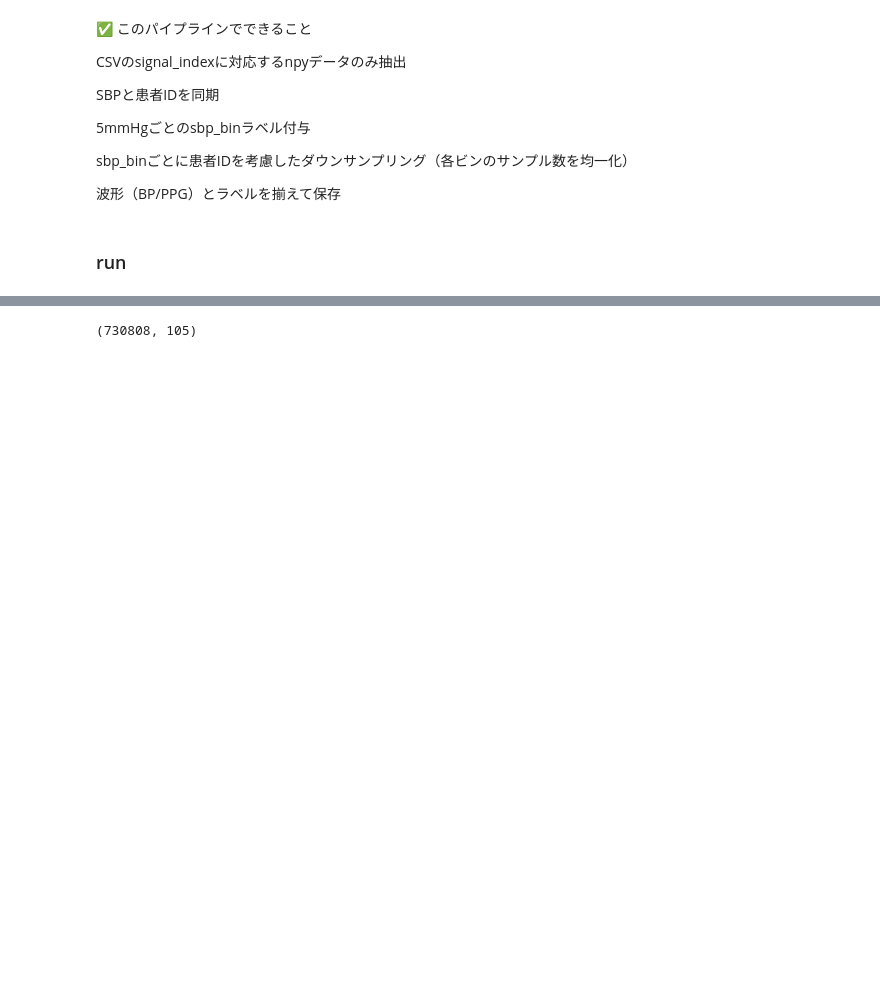
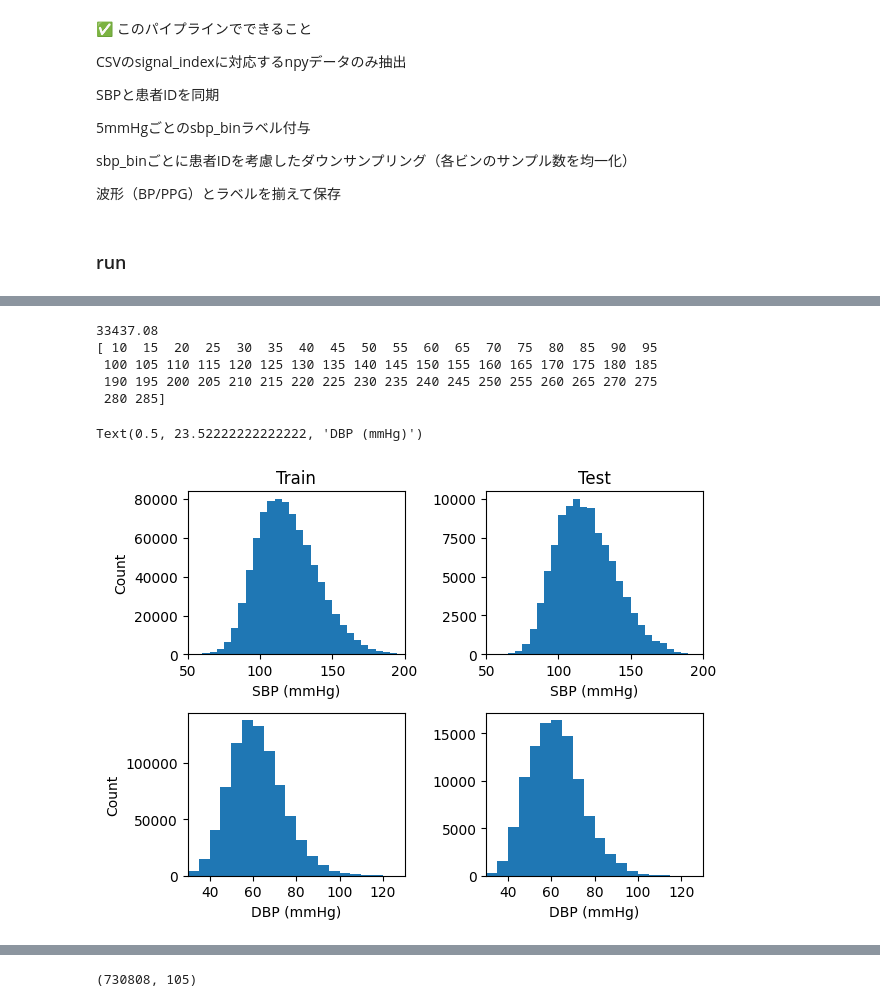
Before and after one commit to ax6000/BloodPressureEstimation, a Jupyter notebook: notebooks/prepare_downsapled_dataset.ipynb, the cells around one changed output, grey strips where cells are left out. Drawn from its saved outputs; the diff is of its cells as text; code cells hidden in the pictures; blank space fills up the shorter version.

```diff
--- a/notebooks/prepare_downsapled_dataset.ipynb
+++ b/notebooks/prepare_downsapled_dataset.ipynb
@@ -356,0 +389,4 @@ Text(0.5, 23.52222222222222, 'SBP (mmHg)')
+# %%
+import pandas as pd
+test_df = pd.read_parquet(r'F:\minowa\BloodPressureEstimation\data\processed\PulseDB\ppg_features_pulsedb_test3_all.parquet' ).drop('Unnamed: 0', axis=1, errors='ignore')
+train_df = pd.read_csv(r'F:\minowa\BloodPressureEstimation\data\results\ppg_features_pulsedb_train3_all.csv')
@@ -356,0 +400,35 @@ Text(0.5, 23.52222222222222, 'SBP (mmHg)')
+# %%
+import numpy as np
+import matplotlib.pyplot as plt;
+plt.subplot(221)
+plt.hist(train_df['sbp'],bins=np.arange(train_df['sbp_bin'].min()*5, train_df['sbp_bin'].max()*5+5,5))
+plt.xlim(50,200)
+plt.title("Train")
+plt.ylabel("Count")
+plt.xlabel("SBP (mmHg)")
+plt.subplot(223)
+plt.xlabel("DBP (mmHg)")
+plt.ylabel("Count")
+plt.hist(train_df['dbp'],bins=np.arange(train_df['dbp_bin'].min()*5, train_df['dbp_bin'].max()*5+5,5))
+plt.xlim(30,130)
+plt.subplot(222)
+plt.hist(test_df['sbp'],bins=np.arange(test_df['sbp_bin'].min()*5, test_df['sbp_bin'].max()*5+5,5))
+plt.title("Test")
+plt.xlim(50,200)
+plt.xlabel("SBP (mmHg)")
+plt.subplot(224)
+plt.hist(test_df['dbp'],bins=np.arange(test_df['dbp_bin'].min()*5, test_df['dbp_bin'].max()*5+5,5))
+plt.xlim(30,130)
+# plt.subplot(212)
+print(len(train_df)*0.04)
+print(np.arange(train_df['sbp_bin'].min()*5, train_df['sbp_bin'].max()*5+5,5))
+plt.tight_layout()
+plt.xlabel("DBP (mmHg)")
+# %% [output]
+33437.08
+[ 10  15  20  25  30  35  40  45  50  55  60  65  70  75  80  85  90  95
+ 100 105 110 115 120 125 130 135 140 145 150 155 160 165 170 175 180 185
+ 190 195 200 205 210 215 220 225 230 235 240 245 250 255 260 265 270 275
+ 280 285]
+Text(0.5, 23.52222222222222, 'DBP (mmHg)')
+[figure, added]
```
Also changed, not shown: parts of 18 cells of this notebook, 9 other files.
